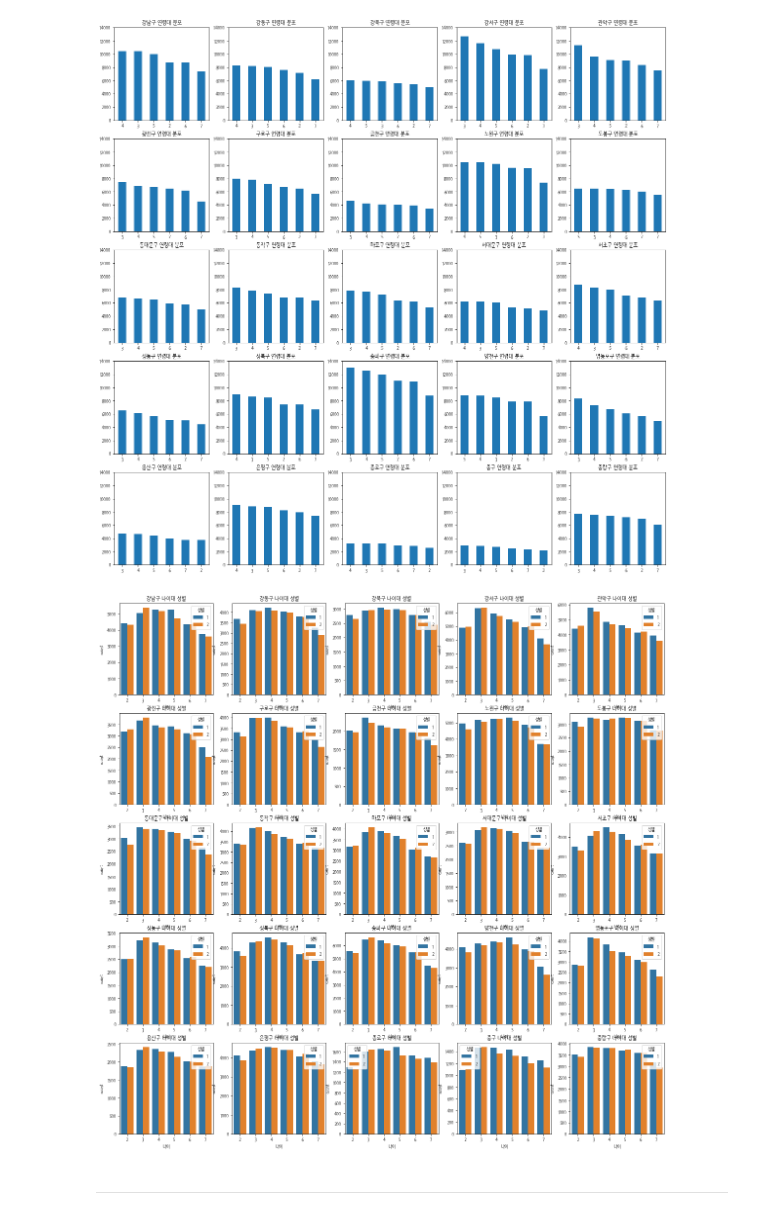
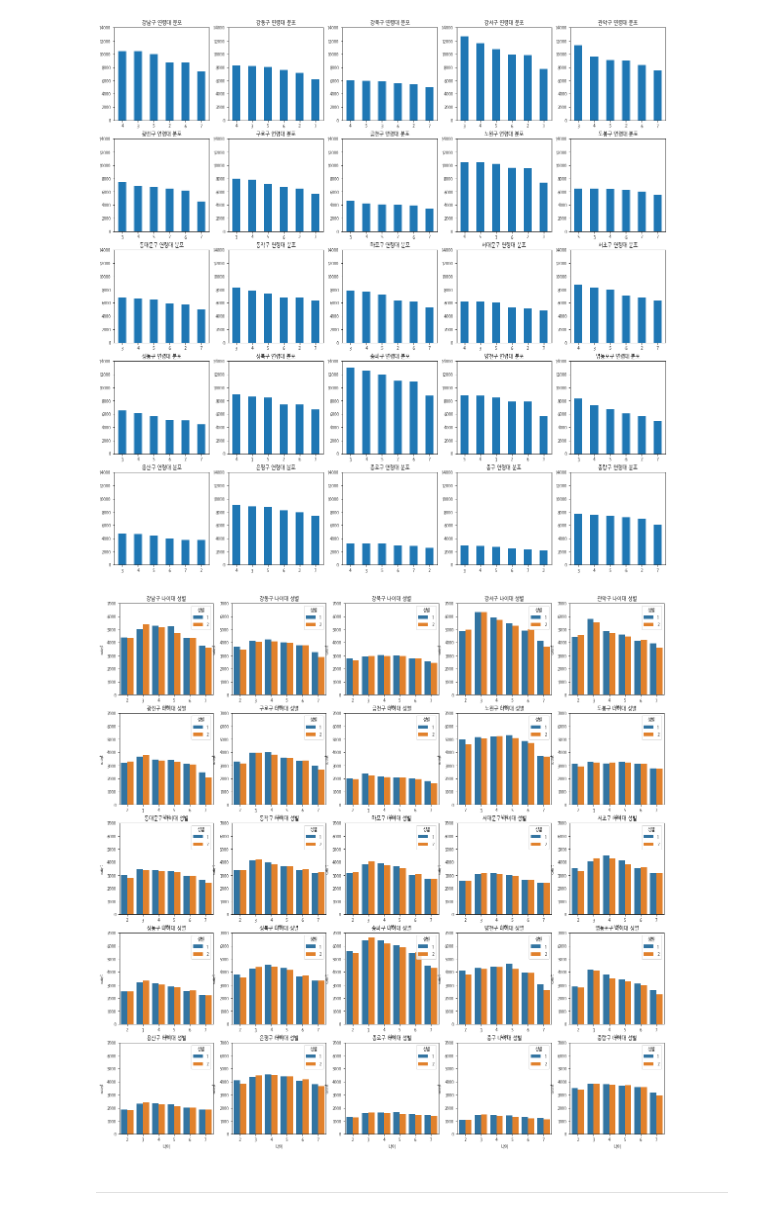
Before and after one commit to waverDeep/FinDataAnalysis, a Jupyter notebook: SHBank/FinDataAnalysis_SHBank_added.ipynb, the cells around one changed output. Saved outputs shown, nothing was run; the diff lists cells and outputs as text; code cells hidden in the pictures.

```diff
--- a/SHBank/FinDataAnalysis_SHBank_added.ipynb
+++ b/SHBank/FinDataAnalysis_SHBank_added.ipynb
@@ -146,14 +146,15 @@ plt.show()
 # %%
 plt.figure(figsize=(20,20))
 
 for i in range(25):
     plt.subplot(5, 5, i+1)
     sns.countplot(x='나이', hue = '성별', data = counties[i])
+    plt.ylim([0, 7000])
     plt.title(county[i] + ' 나이대 성별')
 
 plt.show()
 # %% [output]
-[figure, old version]
+[figure, new version]
 # %% [markdown]
 ---
 # %% [markdown]
```
Also changed, not shown: parts of 11 cells of this notebook, 2 other files.
